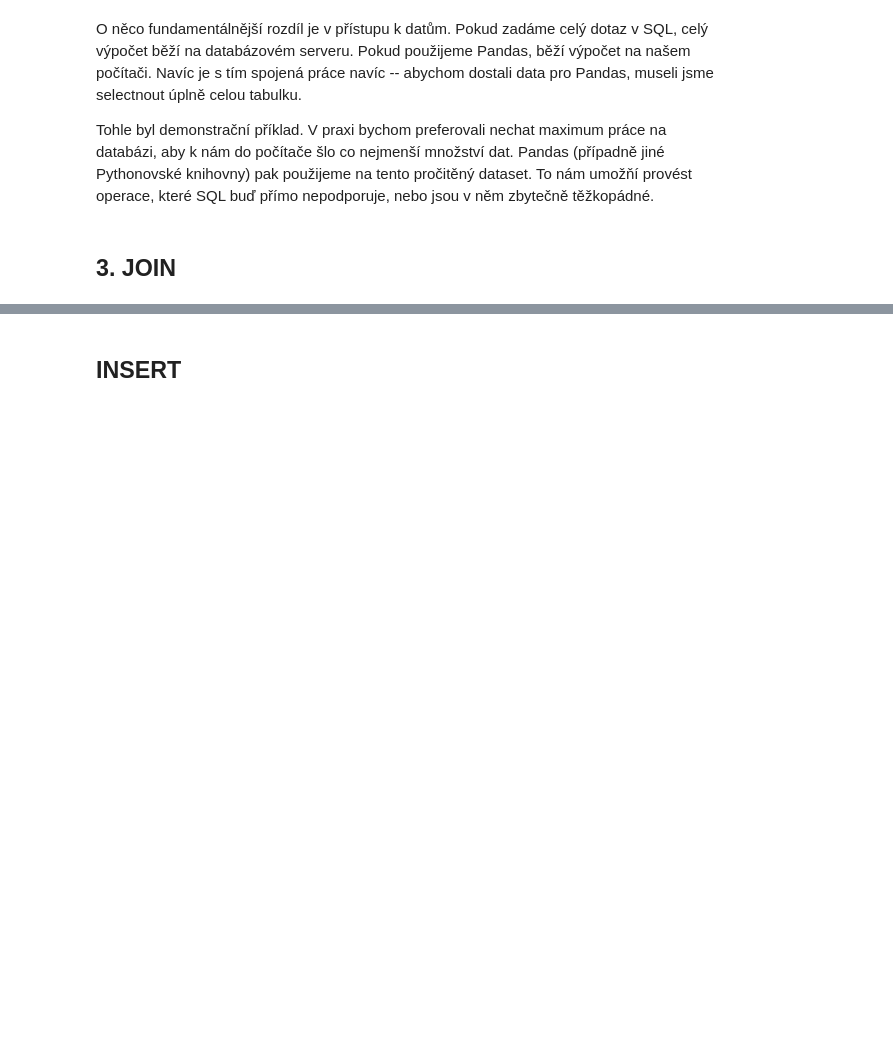
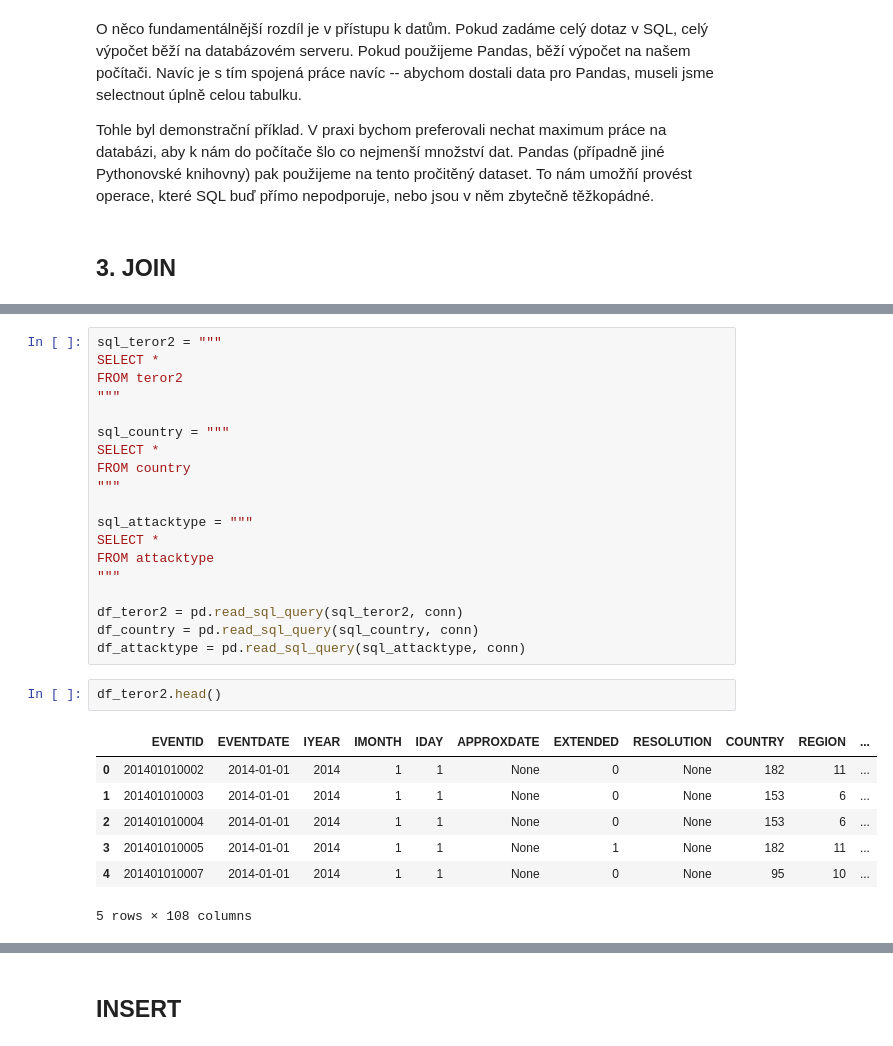
Before and after one commit to tomaskala/pandas-intro, a Jupyter notebook: lekce03_databaze/lekce.ipynb, the cells around one changed output, grey strips where cells are left out. Cells and saved outputs as stored; diff of their text form; blank space fills up the shorter version.

```diff
--- a/lekce03_databaze/lekce.ipynb
+++ b/lekce03_databaze/lekce.ipynb
@@ -336,0 +368,29 @@ Tohle byl demonstrační příklad. V praxi bychom preferovali nechat maximum pr
+# %%
+sql_teror2 = """
+SELECT *
+FROM teror2
+"""
+
+sql_country = """
+SELECT *
+FROM country
+"""
+
+sql_attacktype = """
+SELECT *
+FROM attacktype
+"""
+
+df_teror2 = pd.read_sql_query(sql_teror2, conn)
+df_country = pd.read_sql_query(sql_country, conn)
+df_attacktype = pd.read_sql_query(sql_attacktype, conn)
+# %%
+df_teror2.head()
+# %% [output]
+|  | EVENTID | EVENTDATE | IYEAR | IMONTH | IDAY | APPROXDATE | EXTENDED | RESOLUTION | COUNTRY | REGION | ... |
+| 0 | 201401010002 | 2014-01-01 | 2014 | 1 | 1 | None | 0 | None | 182 | 11 | ... |
+| 1 | 201401010003 | 2014-01-01 | 2014 | 1 | 1 | None | 0 | None | 153 | 6 | ... |
+| 2 | 201401010004 | 2014-01-01 | 2014 | 1 | 1 | None | 0 | None | 153 | 6 | ... |
+| 3 | 201401010005 | 2014-01-01 | 2014 | 1 | 1 | None | 1 | None | 182 | 11 | ... |
+| 4 | 201401010007 | 2014-01-01 | 2014 | 1 | 1 | None | 0 | None | 95 | 10 | ... |
+5 rows × 108 columns
```
Also changed, not shown: parts of 5 cells of this notebook.
